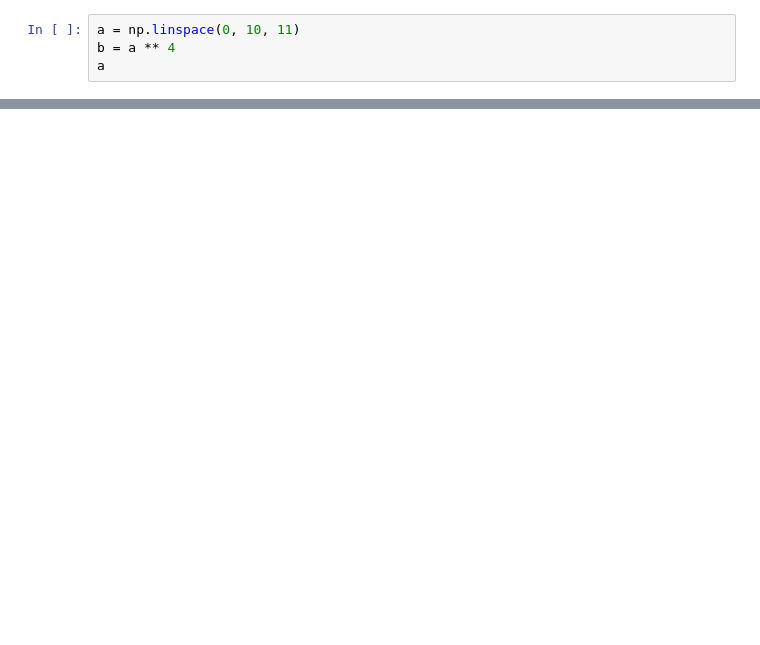
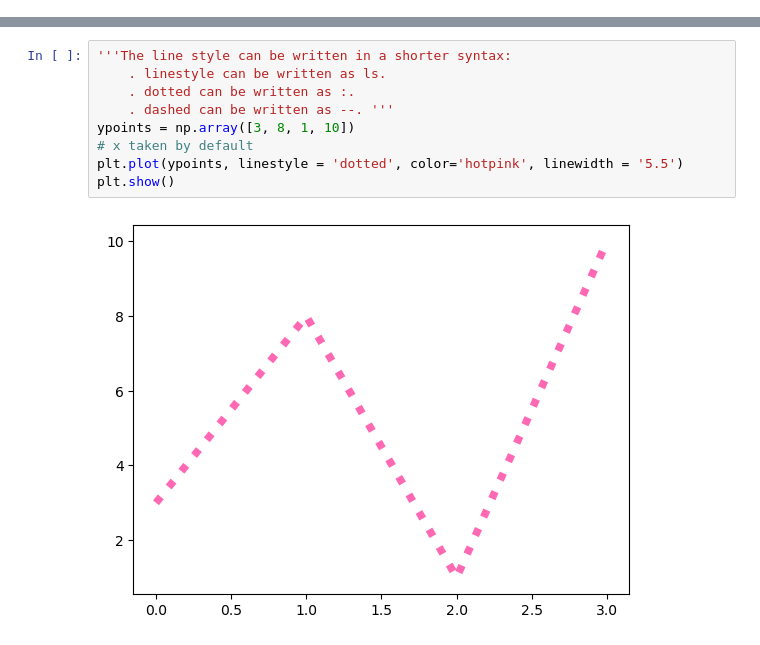
Before and after one commit to Geetika2282/Advanced-Python, a Jupyter notebook: Matplotlib.ipynb, the cells around one changed output, grey strips where cells are left out. Cells and saved outputs as stored; diff of their text form; blank space fills up the shorter version.

```diff
--- a/Matplotlib.ipynb
+++ b/Matplotlib.ipynb
@@ -23,4 +0,0 @@ axes.plot(x, y)
-# %%
-a = np.linspace(0, 10, 11)
-b = a ** 4
-a
@@ -70,0 +39,11 @@ plt.savefig('example.png')
+# %%
+'''The line style can be written in a shorter syntax:
+    . linestyle can be written as ls.
+    . dotted can be written as :.
+    . dashed can be written as --. '''
+ypoints = np.array([3, 8, 1, 10])
+# x taken by default
+plt.plot(ypoints, linestyle = 'dotted', color='hotpink', linewidth = '5.5')
+plt.show()
+# %% [output]
+[figure, added]
```
Also changed, not shown: parts of 36 cells of this notebook.
